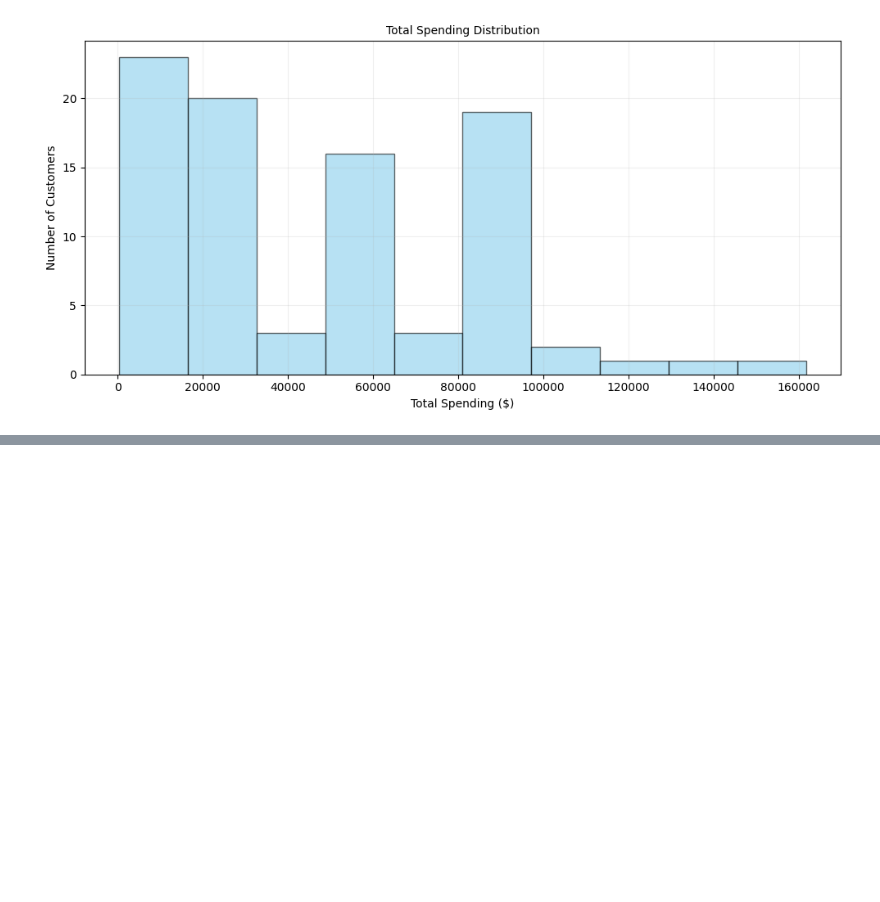
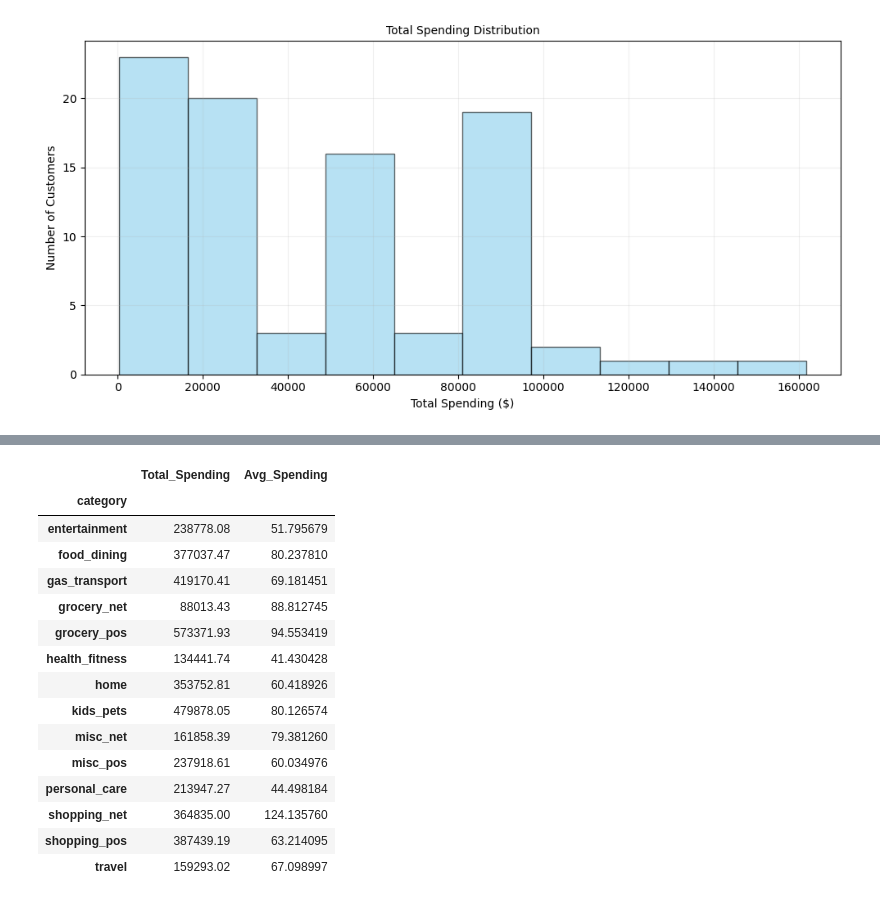
Before and after one commit to vespeci/Project-1-credit-card, a Jupyter notebook: Notebooks/Credit-Card-Analysis.ipynb, the cells around one changed output, grey strips where cells are left out. Drawn from its saved outputs; the diff is of its cells as text; code cells hidden in the pictures; blank space fills up the shorter version.

```diff
--- a/Notebooks/Credit-Card-Analysis.ipynb
+++ b/Notebooks/Credit-Card-Analysis.ipynb
@@ -693,0 +692,23 @@ category_spending.sort_values(by = "Amount USD", ascending = False)
+# %%
+category_spending = df_credit.groupby("category").agg(
+    Total_Spending = ('amt_USD', 'sum'),
+    Avg_Spending = ('amt_USD', 'mean'))
+#category_spending = category_spending.sort_values(by = "Amount USD", ascending = False)
+category_spending
+# %% [output]
+|  | Total_Spending | Avg_Spending |
+| category |  |  |
+| entertainment | 238778.08 | 51.795679 |
+| food_dining | 377037.47 | 80.237810 |
+| gas_transport | 419170.41 | 69.181451 |
+| grocery_net | 88013.43 | 88.812745 |
+| grocery_pos | 573371.93 | 94.553419 |
+| health_fitness | 134441.74 | 41.430428 |
+| home | 353752.81 | 60.418926 |
+| kids_pets | 479878.05 | 80.126574 |
+| misc_net | 161858.39 | 79.381260 |
+| misc_pos | 237918.61 | 60.034976 |
+| personal_care | 213947.27 | 44.498184 |
+| shopping_net | 364835.00 | 124.135760 |
+| shopping_pos | 387439.19 | 63.214095 |
+| travel | 159293.02 | 67.098997 |
```
Also changed, not shown: parts of 4 cells of this notebook.
